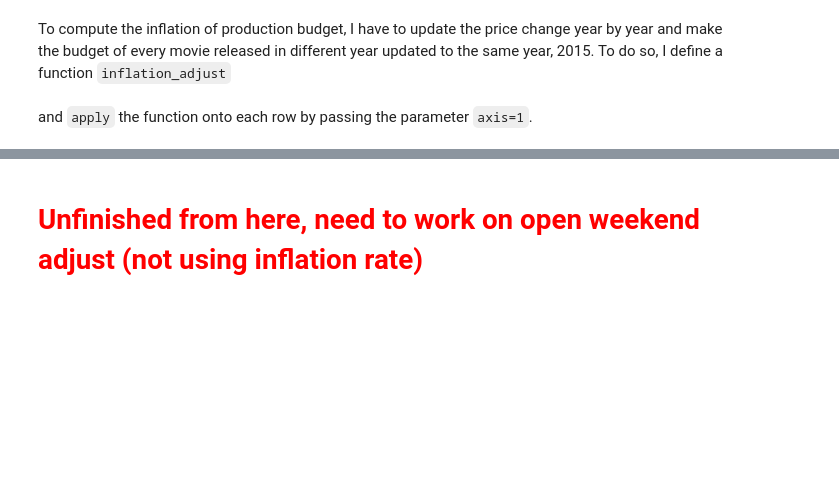
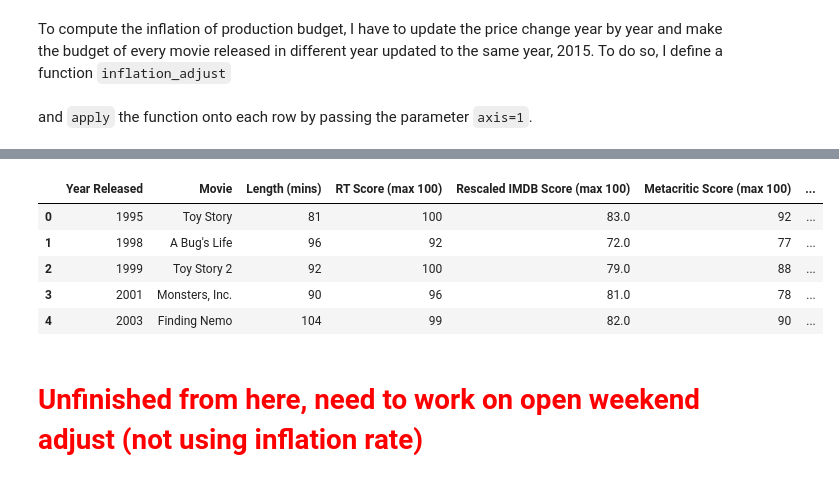
Before and after one commit to YiChanLee/PixarMoviesAnalysis, a Jupyter notebook: Pixar_Movie.ipynb, the cells around one changed output, grey strips where cells are left out. Cells and saved outputs as stored; diff of their text form; code cells hidden in the pictures; blank space fills up the shorter version.

```diff
--- a/Pixar_Movie.ipynb
+++ b/Pixar_Movie.ipynb
@@ -488,0 +516,10 @@ pixar_movies[['Production Budget', 'Adjusted Production Budget']].head()
+# %%
+pixar_movies.rename(columns={'Length':'Length (mins)',
+                             'RT Score':'RT Score (max 100)',
+                             'IMDB Score':'Rescaled IMDB Score (max 100)',
+                             'Metacritic Score': 'Metacritic Score (max 100)'}, inplace=True)
+# %%
+i = 0
+for col in pixar_movies.columns:
+    print i, col
+    i += 1
@@ -489,2 +545,16 @@ pixar_movies[['Production Budget', 'Adjusted Production Budget']].head()
+# %%
+add_str = ' (millions, USD)'
+col_ind = [6, 7, 8, 9, 10, 13, 16, 17]
+for col in pixar_movies.columns[col_ind]:
+    pixar_movies.rename(columns={col:(col+add_str)}, inplace=True)
+# %%
+pixar_movies.head()
+# %% [output]
+|  | Year Released | Movie | Length (mins) | RT Score (max 100) | Rescaled IMDB Score (max 100) | Metacritic Score (max 100) | ... |
+| 0 | 1995 | Toy Story | 81 | 100 | 83.0 | 92 | ... |
+| 1 | 1998 | A Bug's Life | 96 | 92 | 72.0 | 77 | ... |
+| 2 | 1999 | Toy Story 2 | 92 | 100 | 79.0 | 88 | ... |
+| 3 | 2001 | Monsters, Inc. | 90 | 96 | 81.0 | 78 | ... |
+| 4 | 2003 | Finding Nemo | 104 | 99 | 82.0 | 90 | ... |
 # %% [markdown]
 <h1><font color="red">Unfinished from here, need to work on open weekend adjust (not using inflation rate)</font></h1>
```
Also changed, not shown: parts of 8 cells of this notebook.
